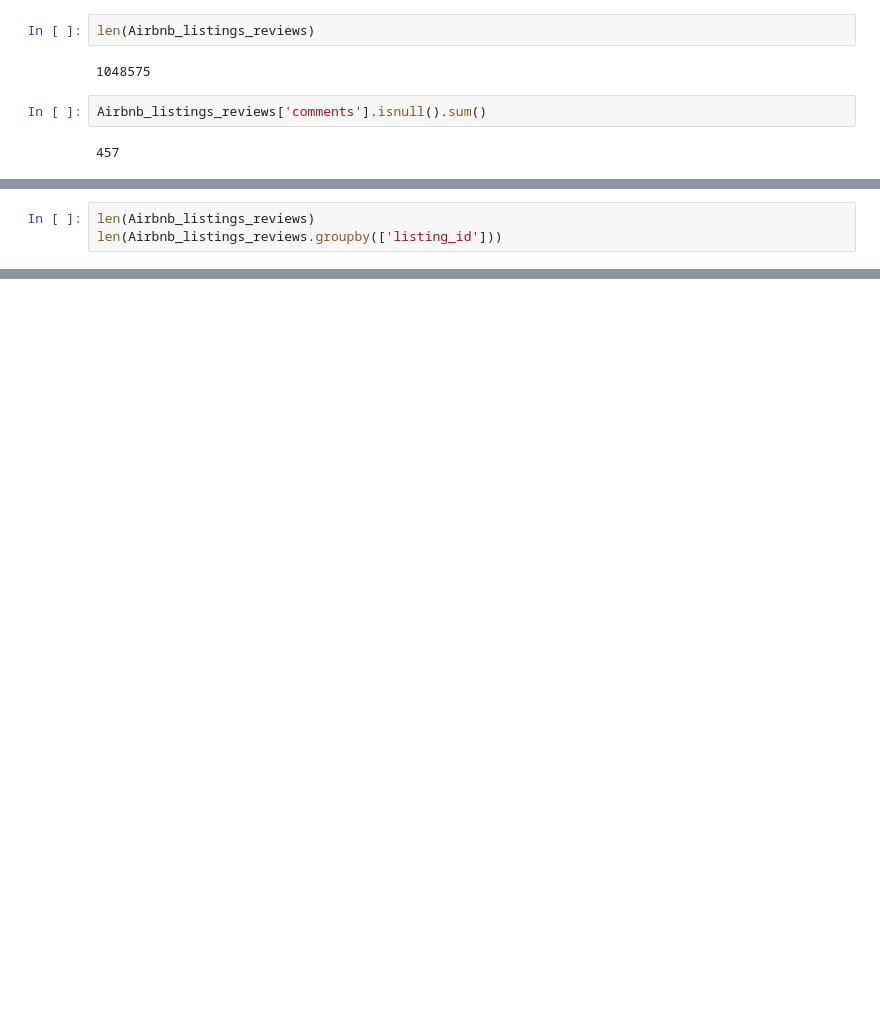
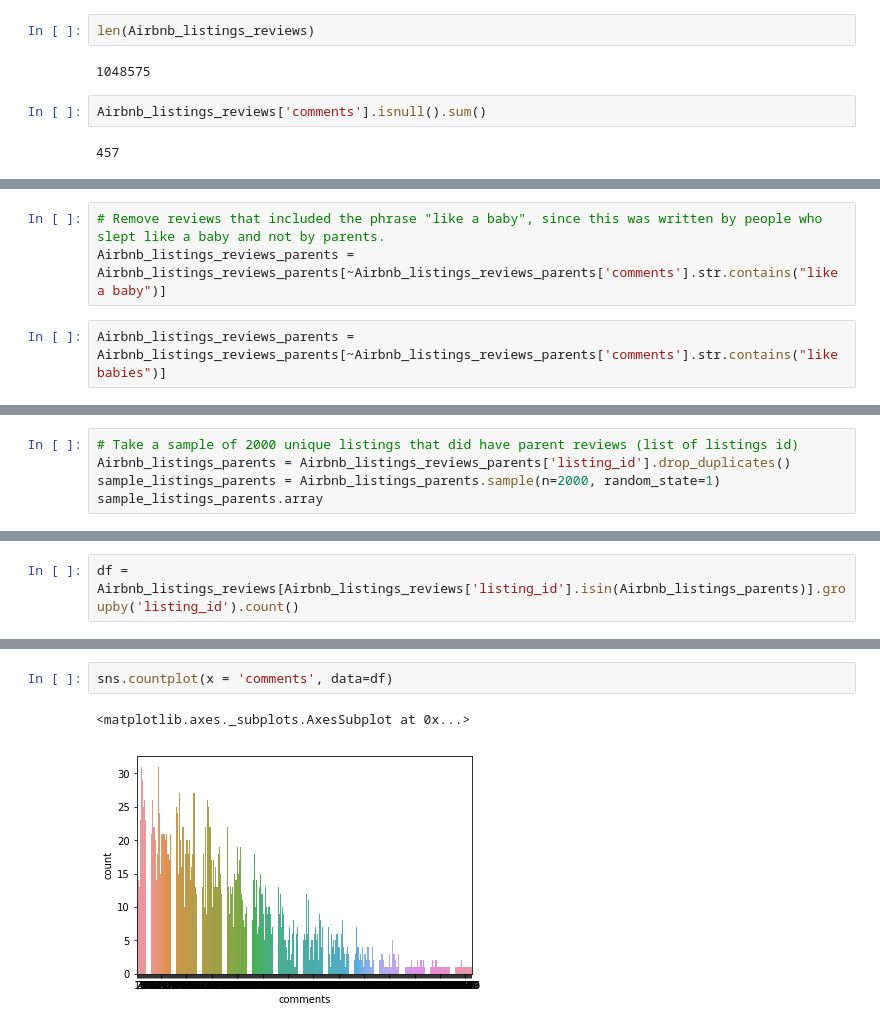
Before and after one commit to yaaritev/Insight-Data-Science, a Jupyter notebook: AirbnKids_Demo.ipynb, the cells around one changed output, grey strips where cells are left out. Cells and saved outputs as stored; diff of their text form; blank space fills up the shorter version.

Commit message:
Modeling only with listings with parents reviews

```diff
--- a/AirbnKids_Demo.ipynb
+++ b/AirbnKids_Demo.ipynb
@@ -35,0 +76,5 @@ Airbnb_listings_reviews = Airbnb_listings_reviews.dropna()
+# %%
+# Remove reviews that included the phrase "like a baby", since this was written by people who slept like a baby and not by parents.
+Airbnb_listings_reviews_parents = Airbnb_listings_reviews_parents[~Airbnb_listings_reviews_parents['comments'].str.contains("like a baby")]
+# %%
+Airbnb_listings_reviews_parents = Airbnb_listings_reviews_parents[~Airbnb_listings_reviews_parents['comments'].str.contains("like babies")]
@@ -35,0 +107,5 @@ Airbnb_listings_reviews = Airbnb_listings_reviews.dropna()
+# %%
+# Take a sample of 2000 unique listings that did have parent reviews (list of listings id)
+Airbnb_listings_parents = Airbnb_listings_reviews_parents['listing_id'].drop_duplicates()
+sample_listings_parents = Airbnb_listings_parents.sample(n=2000, random_state=1)
+sample_listings_parents.array
@@ -36,3 +172,2 @@ Airbnb_listings_reviews = Airbnb_listings_reviews.dropna()
 # %%
-len(Airbnb_listings_reviews)
-len(Airbnb_listings_reviews.groupby(['listing_id']))
+df = Airbnb_listings_reviews[Airbnb_listings_reviews['listing_id'].isin(Airbnb_listings_parents)].groupby('listing_id').count()
@@ -108,0 +184,5 @@ Airbnb_listings_reviews_parents.iloc[15,1]
+# %%
+sns.countplot(x = 'comments', data=df)
+# %% [output]
+<matplotlib.axes._subplots.AxesSubplot at 0x...>
+[figure, added]
```
Also changed, not shown: parts of 33 cells of this notebook.
